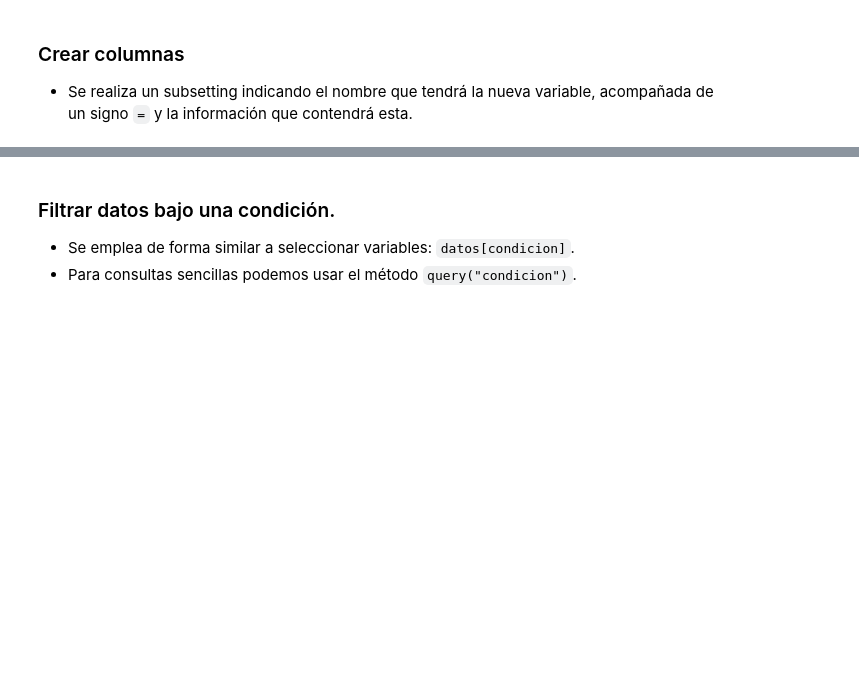
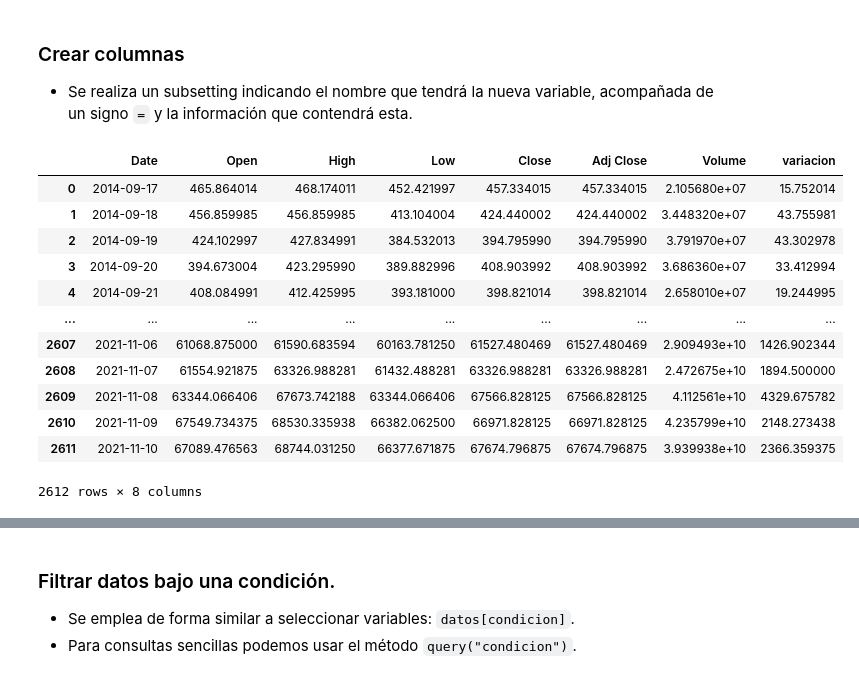
Before and after one commit to rfuentes89/taller-python, a Jupyter notebook: taller-python.ipynb, the cells around one changed output, grey strips where cells are left out. Saved outputs shown, nothing was run; the diff lists cells and outputs as text; code cells hidden in the pictures; blank space fills up the shorter version.

```diff
--- a/taller-python.ipynb
+++ b/taller-python.ipynb
@@ -361,3 +651,19 @@ Caguemos la base de datos `BTC-USD.csv`, que nos indica el valor del Bitcoin en
 * Se realiza un subsetting indicando el nombre que tendrá la nueva variable, acompañada de un signo `=` y la información que contendrá esta.
 # %%
 # Ejemplo de crear variables: Calcular rango de variación diario del Bitcoin en dólares.
+bitcoin["variacion"] = bitcoin["High"] - bitcoin["Low"]
+bitcoin
+# %% [output]
+|  | Date | Open | High | Low | Close | Adj Close | Volume | variacion |
+| 0 | 2014-09-17 | 465.864014 | 468.174011 | 452.421997 | 457.334015 | 457.334015 | 2.105680e+07 | 15.752014 |
+| 1 | 2014-09-18 | 456.859985 | 456.859985 | 413.104004 | 424.440002 | 424.440002 | 3.448320e+07 | 43.755981 |
+| 2 | 2014-09-19 | 424.102997 | 427.834991 | 384.532013 | 394.795990 | 394.795990 | 3.791970e+07 | 43.302978 |
+| 3 | 2014-09-20 | 394.673004 | 423.295990 | 389.882996 | 408.903992 | 408.903992 | 3.686360e+07 | 33.412994 |
+| 4 | 2014-09-21 | 408.084991 | 412.425995 | 393.181000 | 398.821014 | 398.821014 | 2.658010e+07 | 19.244995 |
+| ... | ... | ... | ... | ... | ... | ... | ... | ... |
+| 2607 | 2021-11-06 | 61068.875000 | 61590.683594 | 60163.781250 | 61527.480469 | 61527.480469 | 2.909493e+10 | 1426.902344 |
+| 2608 | 2021-11-07 | 61554.921875 | 63326.988281 | 61432.488281 | 63326.988281 | 63326.988281 | 2.472675e+10 | 1894.500000 |
+| 2609 | 2021-11-08 | 63344.066406 | 67673.742188 | 63344.066406 | 67566.828125 | 67566.828125 | 4.112561e+10 | 4329.675782 |
+| 2610 | 2021-11-09 | 67549.734375 | 68530.335938 | 66382.062500 | 66971.828125 | 66971.828125 | 4.235799e+10 | 2148.273438 |
+| 2611 | 2021-11-10 | 67089.476563 | 68744.031250 | 66377.671875 | 67674.796875 | 67674.796875 | 3.939938e+10 | 2366.359375 |
+2612 rows × 8 columns
```
Also changed, not shown: parts of 54 cells of this notebook, 1 other file.
